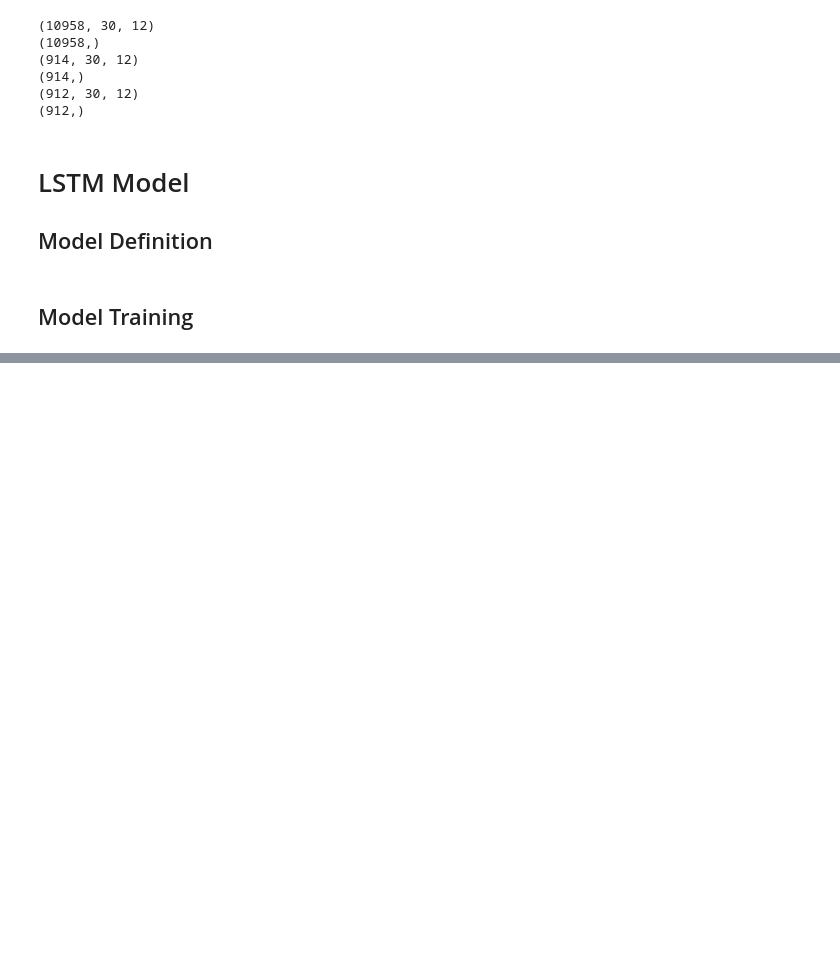
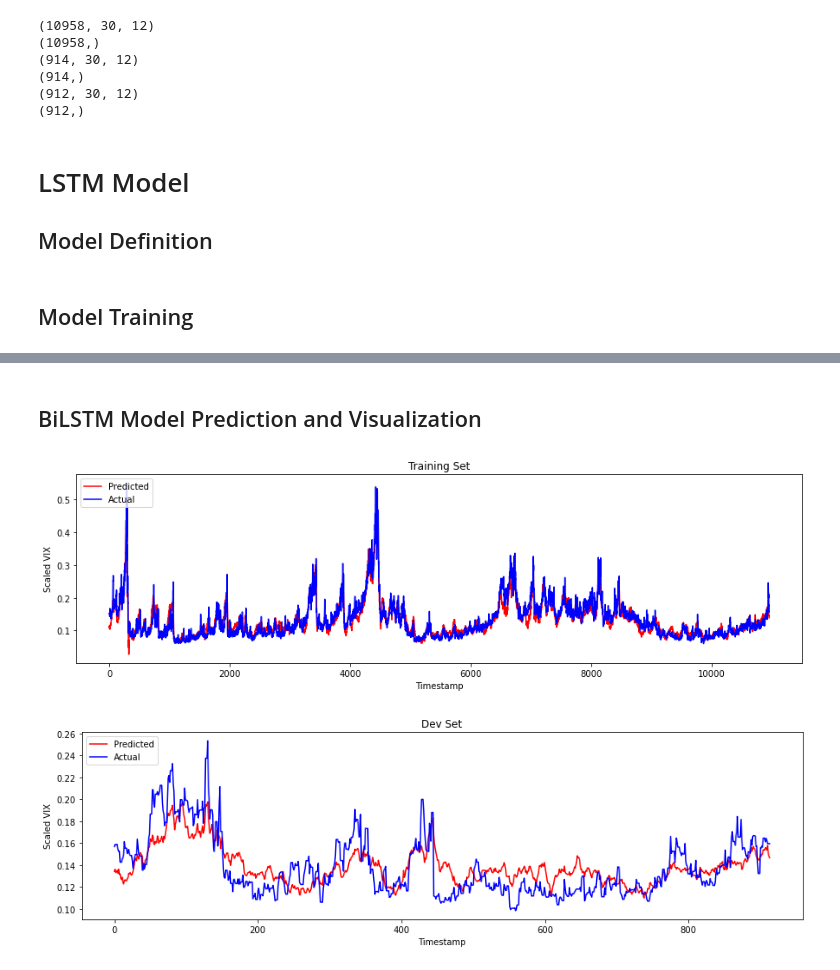
Before and after one commit to mattj949/CS230, a Jupyter notebook: LSTM Model.ipynb, the cells around one changed output, grey strips where cells are left out. Drawn from its saved outputs; the diff is of its cells as text; code cells hidden in the pictures; blank space fills up the shorter version.

```diff
--- a/LSTM Model.ipynb
+++ b/LSTM Model.ipynb
@@ -299,0 +337,34 @@ plt.show()
+# %% [markdown]
+## BiLSTM Model Prediction and Visualization
+# %%
+# make predictions for the training and dev sets
+y_train_hat = bi_lstm_model.predict(X_train)
+y_dev_hat = bi_lstm_model.predict(X_dev)
+
+# Showing the predicted vs. actual values
+fig, axs = plt.subplots()
+fig.set_figheight(4)
+fig.set_figwidth(15)
+
+axs.plot(y_train_hat, color='red', label='Predicted')
+axs.plot(y_train, color='blue', label='Actual')
+plt.title('Training Set')
+plt.xlabel('Timestamp')
+plt.ylabel('Scaled VIX')
+plt.legend(loc='upper left')
+plt.show()
+
+fig, axs = plt.subplots()
+fig.set_figheight(4)
+fig.set_figwidth(15)
+
+axs.plot(y_dev_hat, color='red', label='Predicted')
+axs.plot(y_dev, color='blue', label='Actual')
+plt.title('Dev Set')
+plt.xlabel('Timestamp')
+plt.ylabel('Scaled VIX')
+plt.legend(loc='upper left')
+plt.show()
+# %% [output]
+[figure, added]
+[figure, added]
```
Also changed, not shown: parts of 12 cells of this notebook, 1 other file.
